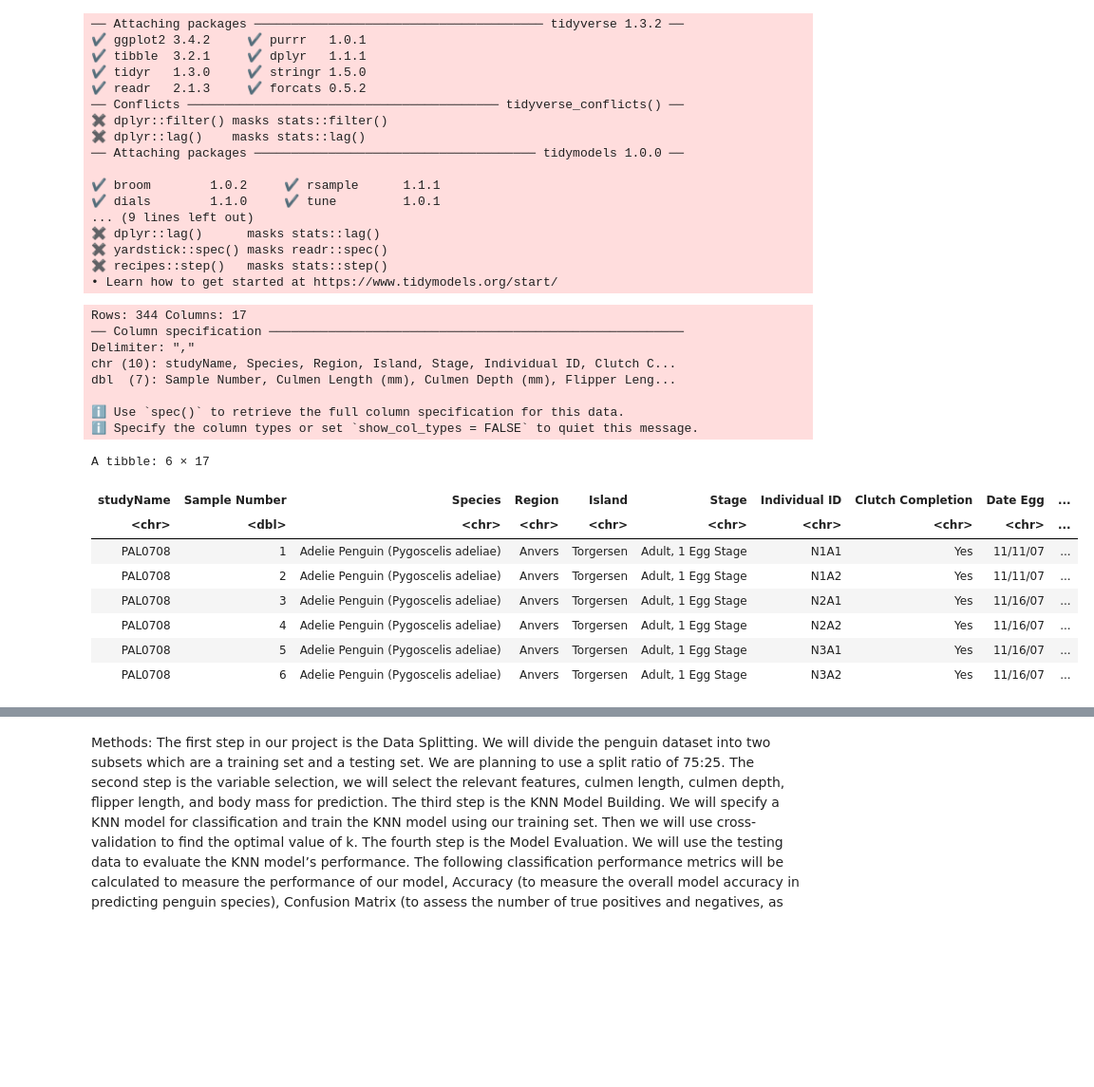
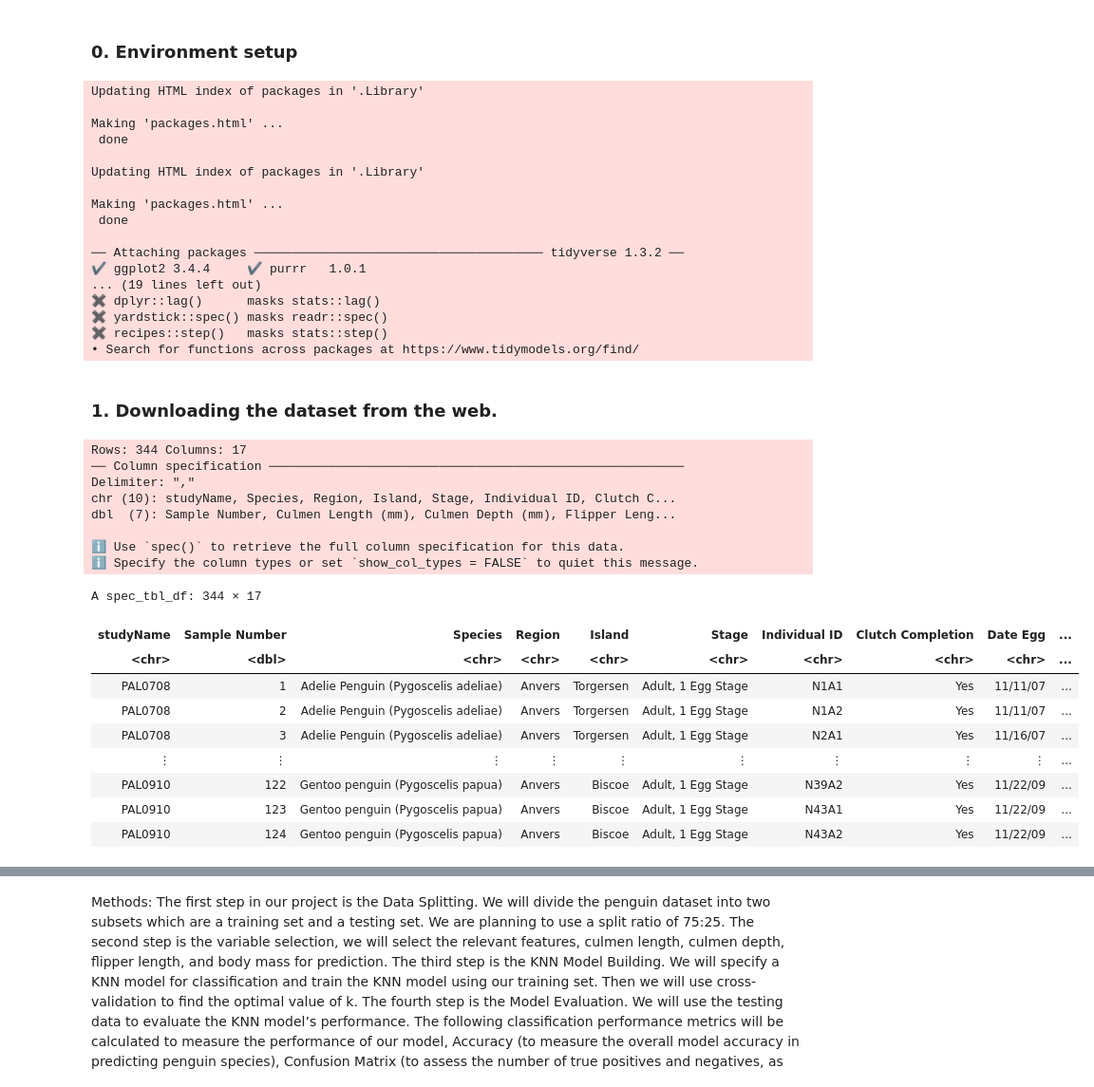
Before and after one commit to matthewsans/DCSI-100-group-project, a Jupyter notebook: Final Final.ipynb, the cells around one changed output, grey strips where cells are left out. Shown at 95% size. Drawn from its saved outputs; the diff is of its cells as text; code cells hidden in the pictures; blank space fills up the shorter version.

```diff
--- a/Final Final.ipynb
+++ b/Final Final.ipynb
@@ -17,47 +29,55 @@ Making 'packages.html' ...
+# %% [markdown]
+### 0. Environment setup
 # %%
 #install these libraries
+install.packages("kknn")
+install.packages('GGally')
 library(tidyverse)
 library(dplyr)
 library(tidymodels)
 library(kknn)
+options(repr.matrix.max.rows = 6)
 # %% [output]
+Updating HTML index of packages in '.Library'
+
+Making 'packages.html' ...
+ done
+
+Updating HTML index of packages in '.Library'
+
+Making 'packages.html' ...
+ done
+
 ── Attaching packages ─────────────────────────────────────── tidyverse 1.3.2 ──
-✔ ggplot2 3.4.2     ✔ purrr   1.0.1
-✔ tibble  3.2.1     ✔ dplyr   1.1.1
-✔ tidyr   1.3.0     ✔ stringr 1.5.0
-✔ readr   2.1.3     ✔ forcats 0.5.2
-── Conflicts ────────────────────────────────────────── tidyverse_conflicts() ──
-✖ dplyr::filter() masks stats::filter()
-✖ dplyr::lag()    masks stats::lag()
-── Attaching packages ────────────────────────────────────── tidymodels 1.0.0 ──
-
-✔ broom        1.0.2     ✔ rsample      1.1.1
-✔ dials        1.1.0     ✔ tune         1.0.1
-... (9 lines left out)
+✔ ggplot2 3.4.4     ✔ purrr   1.0.1
+... (19 lines left out)
 ✖ dplyr::lag()      masks stats::lag()
 ✖ yardstick::spec() masks readr::spec()
 ✖ recipes::step()   masks stats::step()
-• Learn how to get started at https://www.tidymodels.org/start/
+• Search for functions across packages at https://www.tidymodels.org/find/
+# %% [markdown]
+### 1. Downloading the dataset from the web.
 # %%
 #download and read data
 download.file("https://raw.githubusercontent.com/matthewsans/DCSI-100-group-project/main/penguins_lter.csv", "penguins")
 penguin_data <- read_csv("penguins")
-head(penguin_data)
+penguin_data
 # %% [output]
 Rows: 344 Columns: 17
 ── Column specification ────────────────────────────────────────────────────────
 Delimiter: ","
 chr (10): studyName, Species, Region, Island, Stage, Individual ID, Clutch C...
 dbl  (7): Sample Number, Culmen Length (mm), Culmen Depth (mm), Flipper Leng...
 
 ℹ Use `spec()` to retrieve the full column specification for this data.
 ℹ Specify the column types or set `show_col_types = FALSE` to quiet this message.
-A tibble: 6 × 17
+A spec_tbl_df: 344 × 17
 | studyName | Sample Number | Species | Region | Island | Stage | Individual ID | Clutch Completion | Date Egg | ... |
 | <chr> | <dbl> | <chr> | <chr> | <chr> | <chr> | <chr> | <chr> | <chr> | ... |
 | PAL0708 | 1 | Adelie Penguin (Pygoscelis adeliae) | Anvers | Torgersen | Adult, 1 Egg Stage | N1A1 | Yes | 11/11/07 | ... |
 | PAL0708 | 2 | Adelie Penguin (Pygoscelis adeliae) | Anvers | Torgersen | Adult, 1 Egg Stage | N1A2 | Yes | 11/11/07 | ... |
 | PAL0708 | 3 | Adelie Penguin (Pygoscelis adeliae) | Anvers | Torgersen | Adult, 1 Egg Stage | N2A1 | Yes | 11/16/07 | ... |
-| PAL0708 | 4 | Adelie Penguin (Pygoscelis adeliae) | Anvers | Torgersen | Adult, 1 Egg Stage | N2A2 | Yes | 11/16/07 | ... |
-| PAL0708 | 5 | Adelie Penguin (Pygoscelis adeliae) | Anvers | Torgersen | Adult, 1 Egg Stage | N3A1 | Yes | 11/16/07 | ... |
-| PAL0708 | 6 | Adelie Penguin (Pygoscelis adeliae) | Anvers | Torgersen | Adult, 1 Egg Stage | N3A2 | Yes | 11/16/07 | ... |
+| ⋮ | ⋮ | ⋮ | ⋮ | ⋮ | ⋮ | ⋮ | ⋮ | ⋮ | ... |
+| PAL0910 | 122 | Gentoo penguin (Pygoscelis papua) | Anvers | Biscoe | Adult, 1 Egg Stage | N39A2 | Yes | 11/22/09 | ... |
+| PAL0910 | 123 | Gentoo penguin (Pygoscelis papua) | Anvers | Biscoe | Adult, 1 Egg Stage | N43A1 | Yes | 11/22/09 | ... |
+| PAL0910 | 124 | Gentoo penguin (Pygoscelis papua) | Anvers | Biscoe | Adult, 1 Egg Stage | N43A2 | Yes | 11/22/09 | ... |
```
Also changed, not shown: parts of 17 cells of this notebook.
